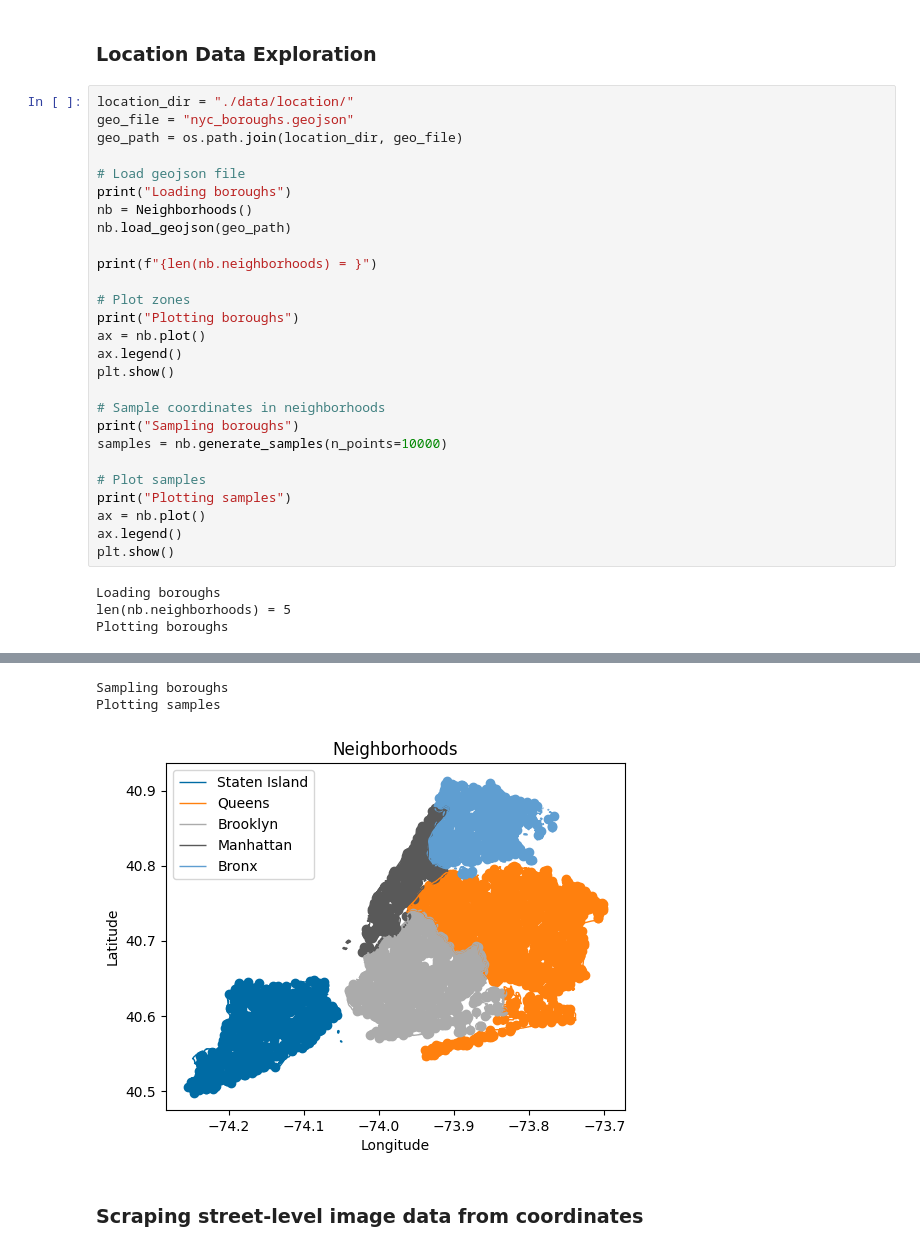
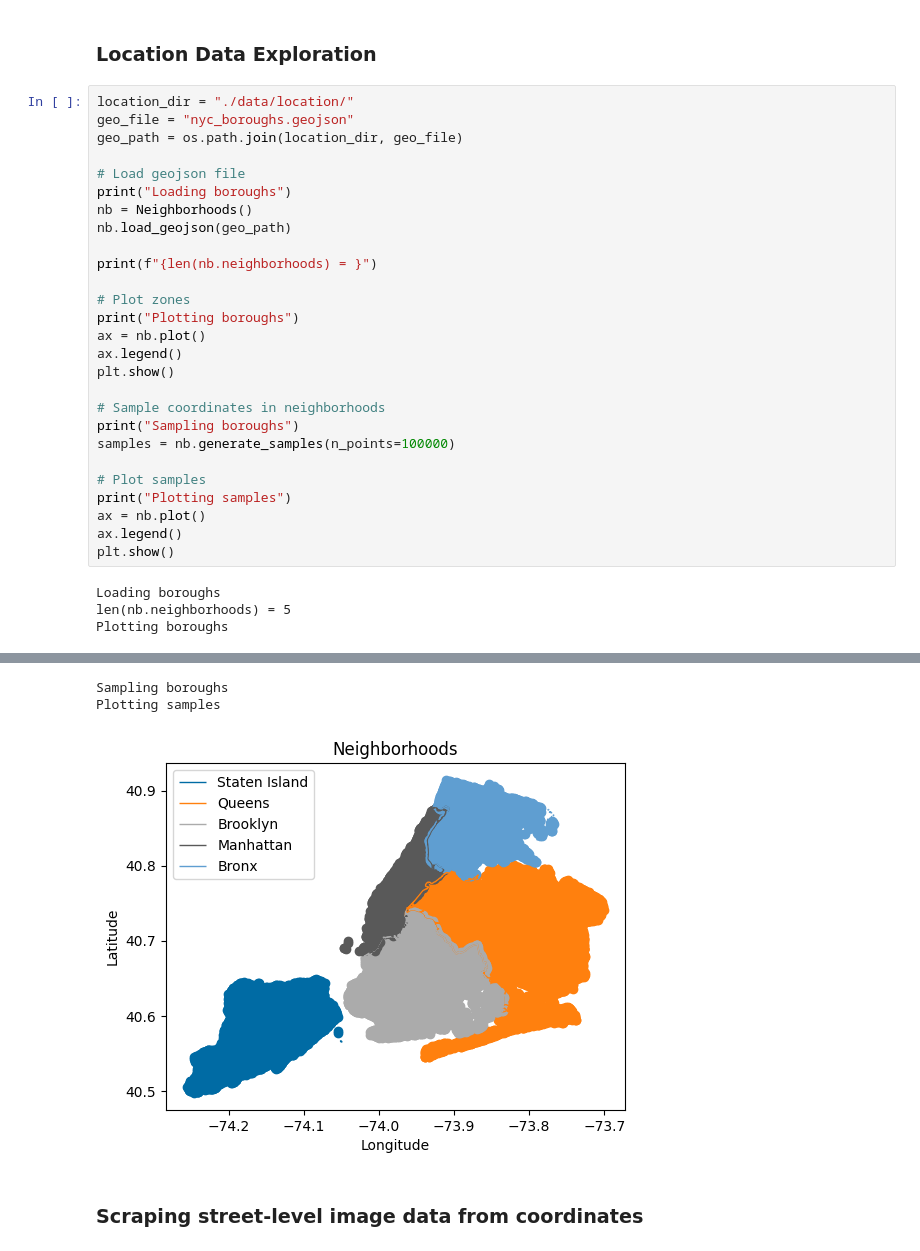
Before and after one commit to FlorSanders/RecogNYCe, a Jupyter notebook: develop.ipynb, the cells around one changed output, grey strips where cells are left out. Drawn from its saved outputs; the diff is of its cells as text.

```diff
--- a/develop.ipynb
+++ b/develop.ipynb
@@ -55,35 +54,35 @@ geo_file = "nyc_boroughs.geojson"
 geo_path = os.path.join(location_dir, geo_file)
 
 # Load geojson file
 print("Loading boroughs")
 nb = Neighborhoods()
 nb.load_geojson(geo_path)
 
 print(f"{len(nb.neighborhoods) = }")
 
 # Plot zones
 print("Plotting boroughs")
 ax = nb.plot()
 ax.legend()
 plt.show()
 
 # Sample coordinates in neighborhoods
 print("Sampling boroughs")
-samples = nb.generate_samples(n_points=10000)
+samples = nb.generate_samples(n_points=100000)
 
 # Plot samples
 print("Plotting samples")
 ax = nb.plot()
 ax.legend()
 plt.show()
 # %% [output]
 Loading boroughs
 len(nb.neighborhoods) = 5
 Plotting boroughs
 [figure]
 Sampling boroughs
 Plotting samples
-[figure, old version]
+[figure, new version]
 # %% [markdown]
 ### Scraping street-level image data from coordinates
 # %% [markdown]
```
Also changed, not shown: parts of 24 cells of this notebook, 1 other file.
